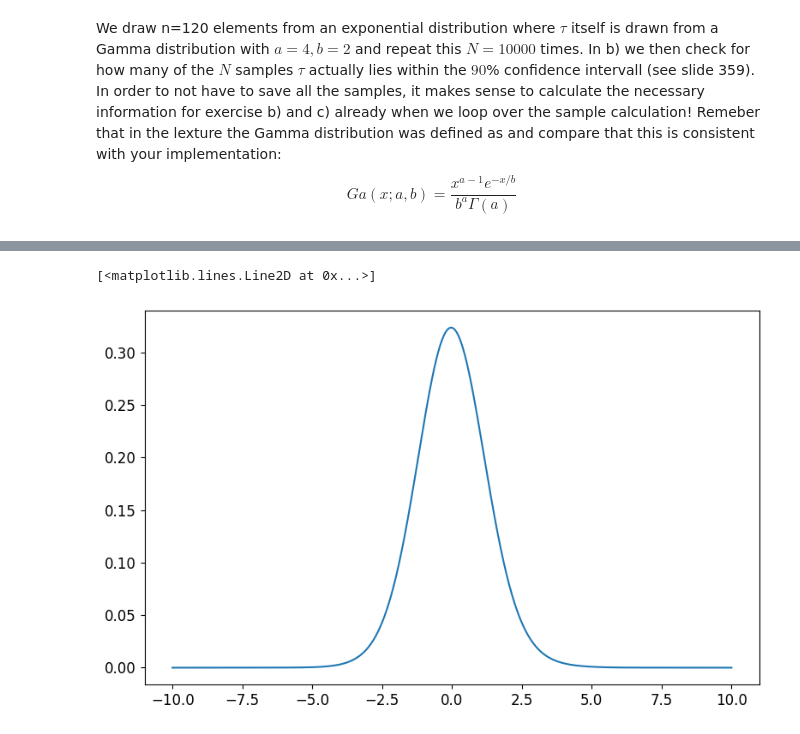
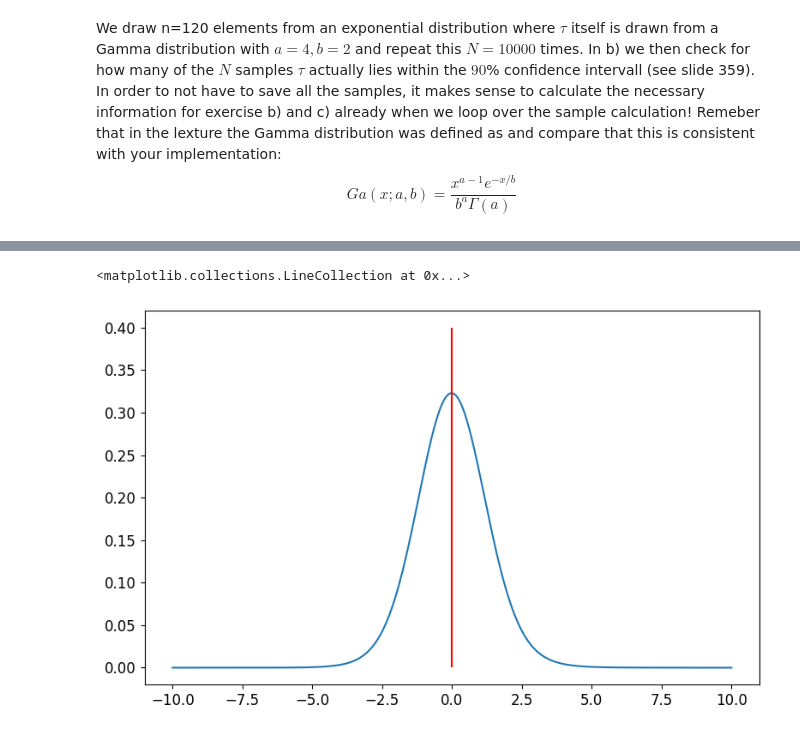
Before and after one commit to Jibbet/statmeth, a Jupyter notebook: code/ex5/Bsp2_Skeleton.ipynb, the cells around one changed output, grey strips where cells are left out. Saved outputs shown, nothing was run; the diff lists cells and outputs as text; code cells hidden in the pictures.

```diff
--- a/code/ex5/Bsp2_Skeleton.ipynb
+++ b/code/ex5/Bsp2_Skeleton.ipynb
@@ -74,12 +74,12 @@ Number of taus inside confidence interval:  9020 ( 90.2 %)
 # %%
-# Use the differences array from above and choose a graphical presentation to show that the values are symmetrically distributed around 0
 from sklearn.neighbors import KernelDensity
 res = 1000
 m = KernelDensity(kernel="gaussian")
 m.fit(differences[:, np.newaxis])
 x = np.linspace(-10,10, res)[:,np.newaxis]
 d = np.exp(m.score_samples(x))
+plt.vlines([0],0,.4, color="red")
 plt.plot(x,d)
 # %% [output]
-[<matplotlib.lines.Line2D at 0x...>]
+<matplotlib.collections.LineCollection at 0x...>
-[figure, old version]
+[figure, new version]
```
Also changed, not shown: parts of 3 cells of this notebook, 9 other files.
